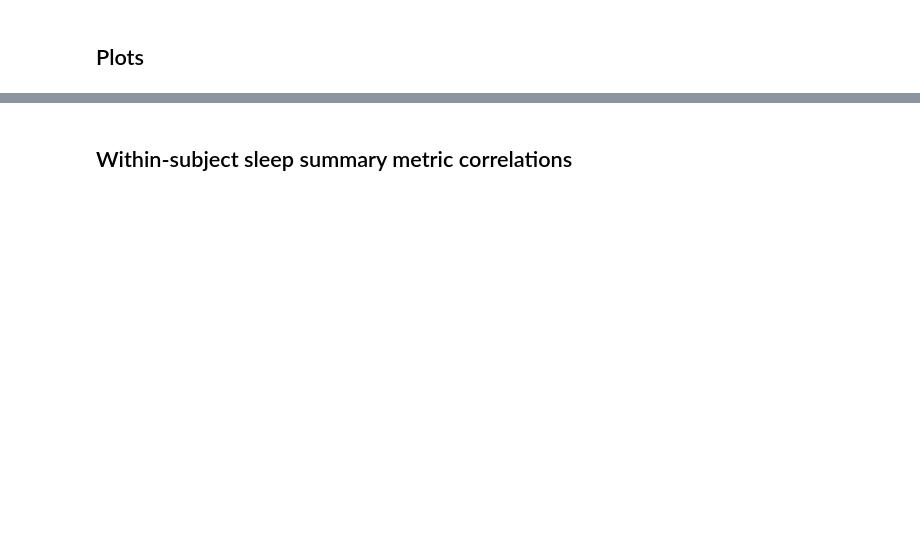
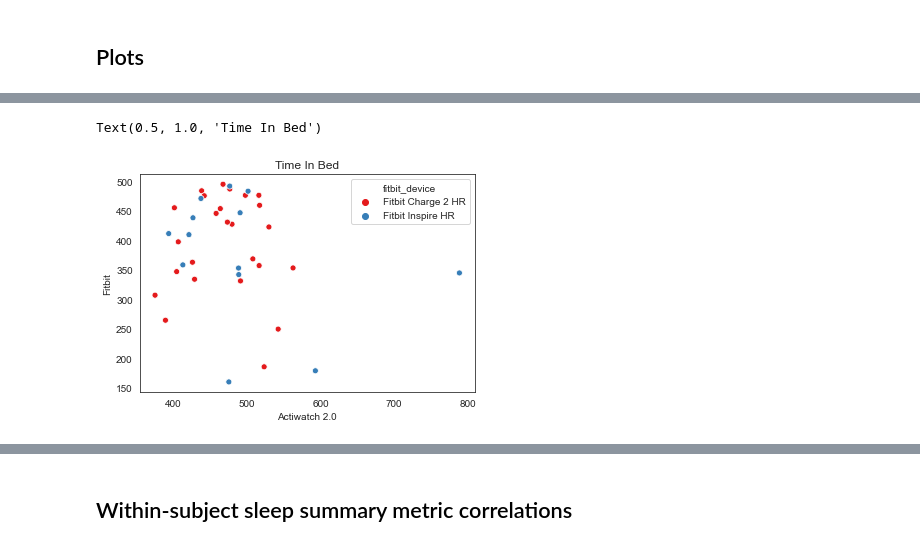
Before and after one commit to UTCogNeuroLab/wearables, a Jupyter notebook: notebooks/Sleep Summary Stats.ipynb, the cells around one changed output, grey strips where cells are left out. Cells and saved outputs as stored; diff of their text form; code cells hidden in the pictures; blank space fills up the shorter version.

```diff
--- a/notebooks/Sleep Summary Stats.ipynb
+++ b/notebooks/Sleep Summary Stats.ipynb
@@ -347,0 +469,7 @@ sleepStats2Sum
+# %%
+ax = sns.scatterplot(x = 'TimeInBed_act', y = 'TimeInBed', hue='fitbit_device', data = sleepStats2Sum)
+ax.set(xlabel='Actiwatch 2.0', ylabel='Fitbit')
+ax.set_title('Time In Bed')
+# %% [output]
+Text(0.5, 1.0, 'Time In Bed')
+[figure, added]
```
Also changed, not shown: parts of 51 cells of this notebook, 4 other files.
